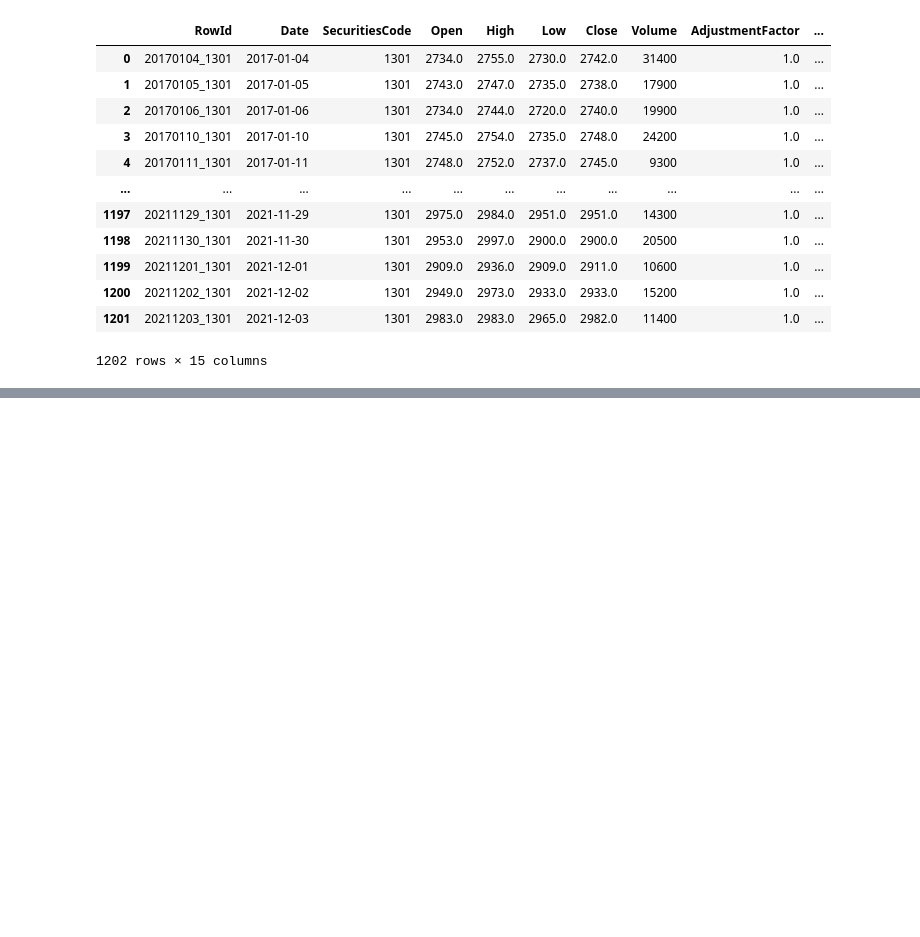
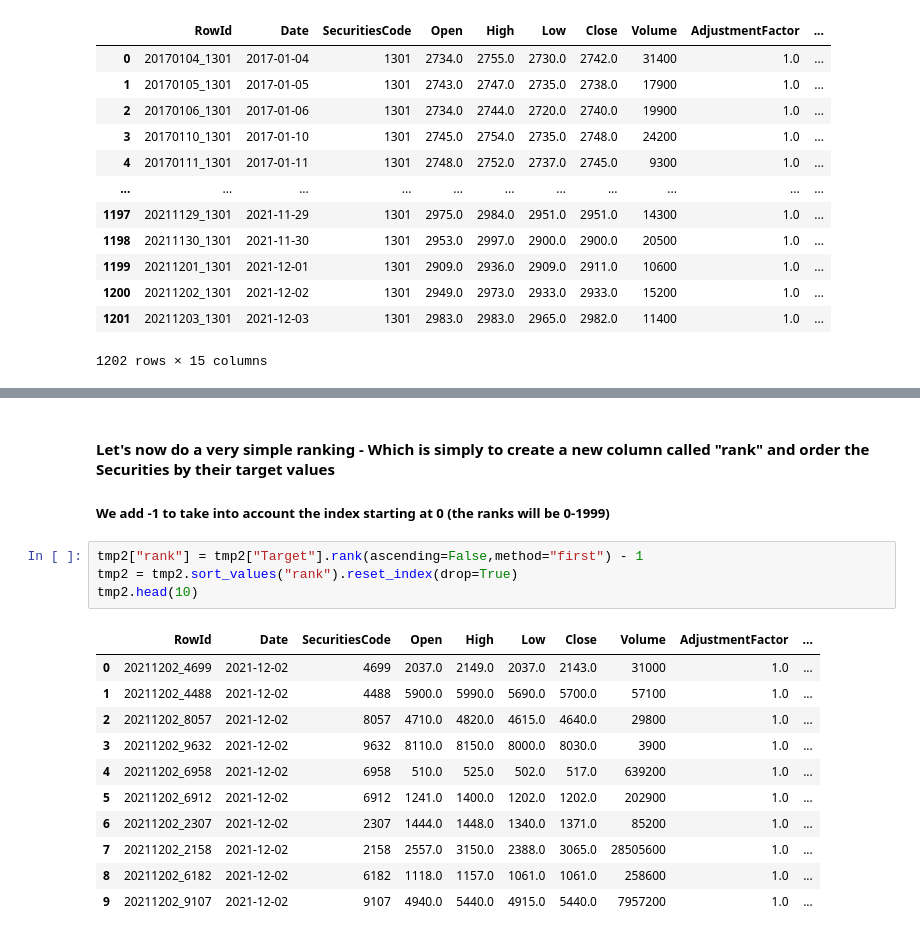
Before and after one commit to Transurgeon/Financial-Market-Analysis, a Jupyter notebook: Understanding.ipynb, the cells around one changed output, grey strips where cells are left out. Saved outputs shown, nothing was run; the diff lists cells and outputs as text; blank space fills up the shorter version.

Commit message:
finished ranking by target values

```diff
--- a/Understanding.ipynb
+++ b/Understanding.ipynb
@@ -119,0 +136,19 @@ tmp
+# %% [markdown]
+#### Let's now do a very simple ranking - Which is simply to create a new column called "rank" and order the Securities by their target values
+##### We add -1 to take into account the index starting at 0 (the ranks will be 0-1999)
+# %%
+tmp2["rank"] = tmp2["Target"].rank(ascending=False,method="first") - 1
+tmp2 = tmp2.sort_values("rank").reset_index(drop=True)
+tmp2.head(10)
+# %% [output]
+|  | RowId | Date | SecuritiesCode | Open | High | Low | Close | Volume | AdjustmentFactor | ... |
+| 0 | 20211202_4699 | 2021-12-02 | 4699 | 2037.0 | 2149.0 | 2037.0 | 2143.0 | 31000 | 1.0 | ... |
+| 1 | 20211202_4488 | 2021-12-02 | 4488 | 5900.0 | 5990.0 | 5690.0 | 5700.0 | 57100 | 1.0 | ... |
+| 2 | 20211202_8057 | 2021-12-02 | 8057 | 4710.0 | 4820.0 | 4615.0 | 4640.0 | 29800 | 1.0 | ... |
+| 3 | 20211202_9632 | 2021-12-02 | 9632 | 8110.0 | 8150.0 | 8000.0 | 8030.0 | 3900 | 1.0 | ... |
+| 4 | 20211202_6958 | 2021-12-02 | 6958 | 510.0 | 525.0 | 502.0 | 517.0 | 639200 | 1.0 | ... |
+| 5 | 20211202_6912 | 2021-12-02 | 6912 | 1241.0 | 1400.0 | 1202.0 | 1202.0 | 202900 | 1.0 | ... |
+| 6 | 20211202_2307 | 2021-12-02 | 2307 | 1444.0 | 1448.0 | 1340.0 | 1371.0 | 85200 | 1.0 | ... |
+| 7 | 20211202_2158 | 2021-12-02 | 2158 | 2557.0 | 3150.0 | 2388.0 | 3065.0 | 28505600 | 1.0 | ... |
+| 8 | 20211202_6182 | 2021-12-02 | 6182 | 1118.0 | 1157.0 | 1061.0 | 1061.0 | 258600 | 1.0 | ... |
+| 9 | 20211202_9107 | 2021-12-02 | 9107 | 4940.0 | 5440.0 | 4915.0 | 5440.0 | 7957200 | 1.0 | ... |
```
Also changed, not shown: parts of 2 cells of this notebook.
